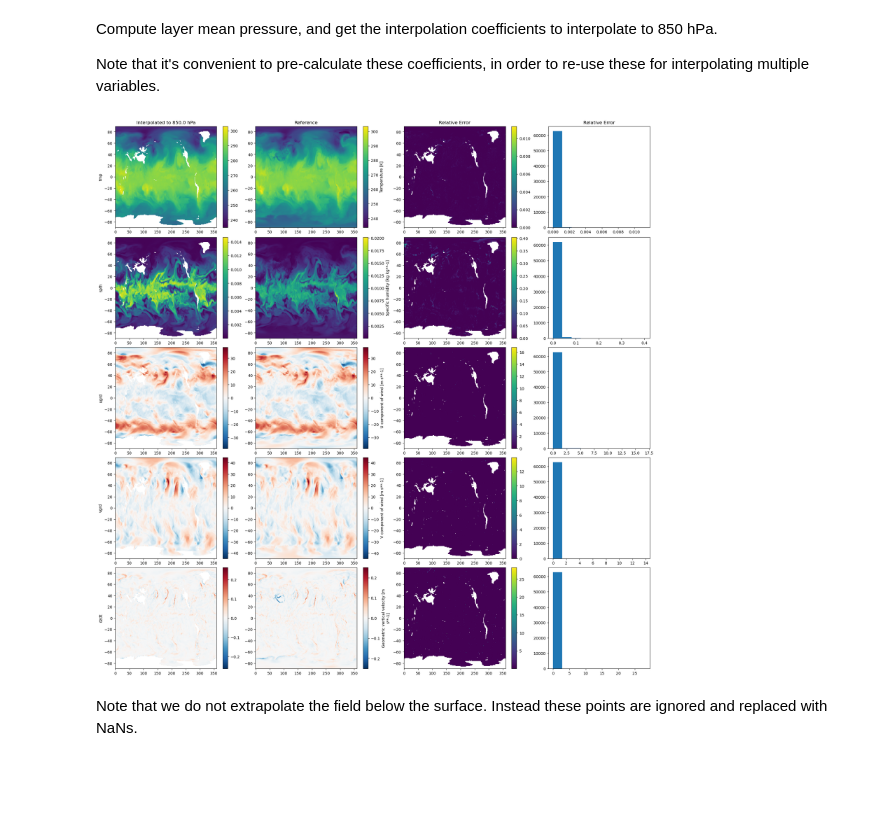
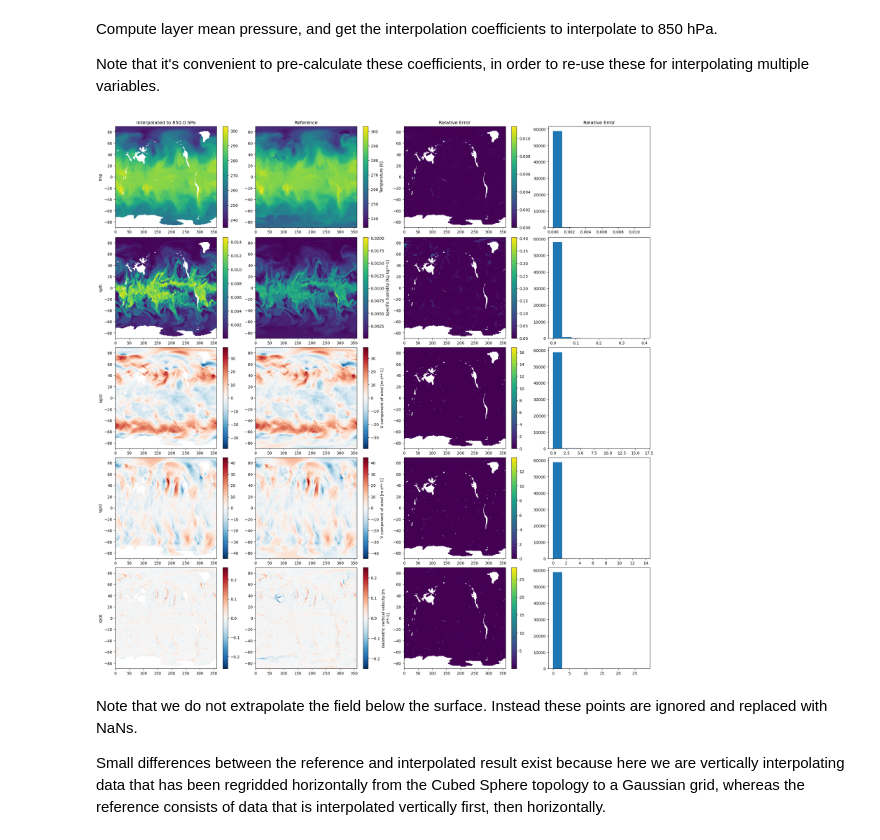
Before and after one commit to NOAA-PSL/ufs2arco, a Jupyter notebook: docs/example_pressure_interpolation.ipynb, the cells around one changed output. Saved outputs shown, nothing was run; the diff lists cells and outputs as text; code cells hidden in the pictures; blank space fills up the shorter version.

```diff
--- a/docs/example_pressure_interpolation.ipynb
+++ b/docs/example_pressure_interpolation.ipynb
@@ -24,7 +24,7 @@ gds = xr.open_dataset(
     engine="cfgrib",
     filter_by_keys={'typeOfLevel': 'isobaricInhPa'}
 )
-gds = gds.rename({"isobaricInhPa": "level"})
+gds = gds.rename({"isobaricInhPa": "pfull"})
 # %% [output]
 skipping variable: paramId==228164 shortName='tcc'
 Traceback (most recent call last):
@@ -57,7 +57,7 @@ ds = xr.open_zarr(
 
 ds = ds[["tmp", "pressfc", "delz", "dpres", "spfh", "ugrd", "vgrd", "dzdt"]]
 ds = ds.sel(time=gds.time.values).load()
-ds = ds.rename({"pfull": "level", "grid_xt": "longitude", "grid_yt": "latitude"})
+ds = ds.rename({"grid_xt": "longitude", "grid_yt": "latitude"})
 # %% [markdown]
 ### Create Layers2Pressure object
 
@@ -94,27 +94,29 @@ replay2grib = {
 # %%
 nrows = len(pressure_fields)
 fig, axs = plt.subplots(nrows, 4, figsize=(20, 4*nrows), constrained_layout=True)
 
 for (key, xda), axr in zip(pressure_fields.items(), axs):
 
-    gxda = gds[replay2grib[key]].sel(level=pstar/100)
+    gxda = gds[replay2grib[key]].sel(pfull=pstar/100)
     diff = xda - gxda
     denom = np.abs(gxda)
     denom = denom.where(denom > 1e-6, np.nan)
     reldiff = np.abs(diff) / denom
 
     xda.plot(ax=axr[0])
     gxda.plot(ax=axr[1])
     reldiff.plot(ax=axr[2])
     reldiff.plot.hist(ax=axr[3])
     [ax.set(xlabel="", ylabel="", title="") for ax in axr]
     axr[0].set(ylabel=key)
 
 axs[0,0].set(title=f"Interpolated to {pstar/100} hPa")
 axs[0,1].set(title="Reference")
 axs[0,2].set(title="Relative Error")
 axs[0,3].set(title="Relative Error");
 # %% [output]
-[figure, old version]
+[figure, new version]
 # %% [markdown]
 Note that we do not extrapolate the field below the surface. Instead these points are ignored and replaced with NaNs.
+
+Small differences between the reference and interpolated result exist because here we are vertically interpolating data that has been regridded horizontally from the Cubed Sphere topology to a Gaussian grid, whereas the reference consists of data that is interpolated vertically first, then horizontally.
```
Also changed, not shown: parts of 1 cell of this notebook, 3 other files.
